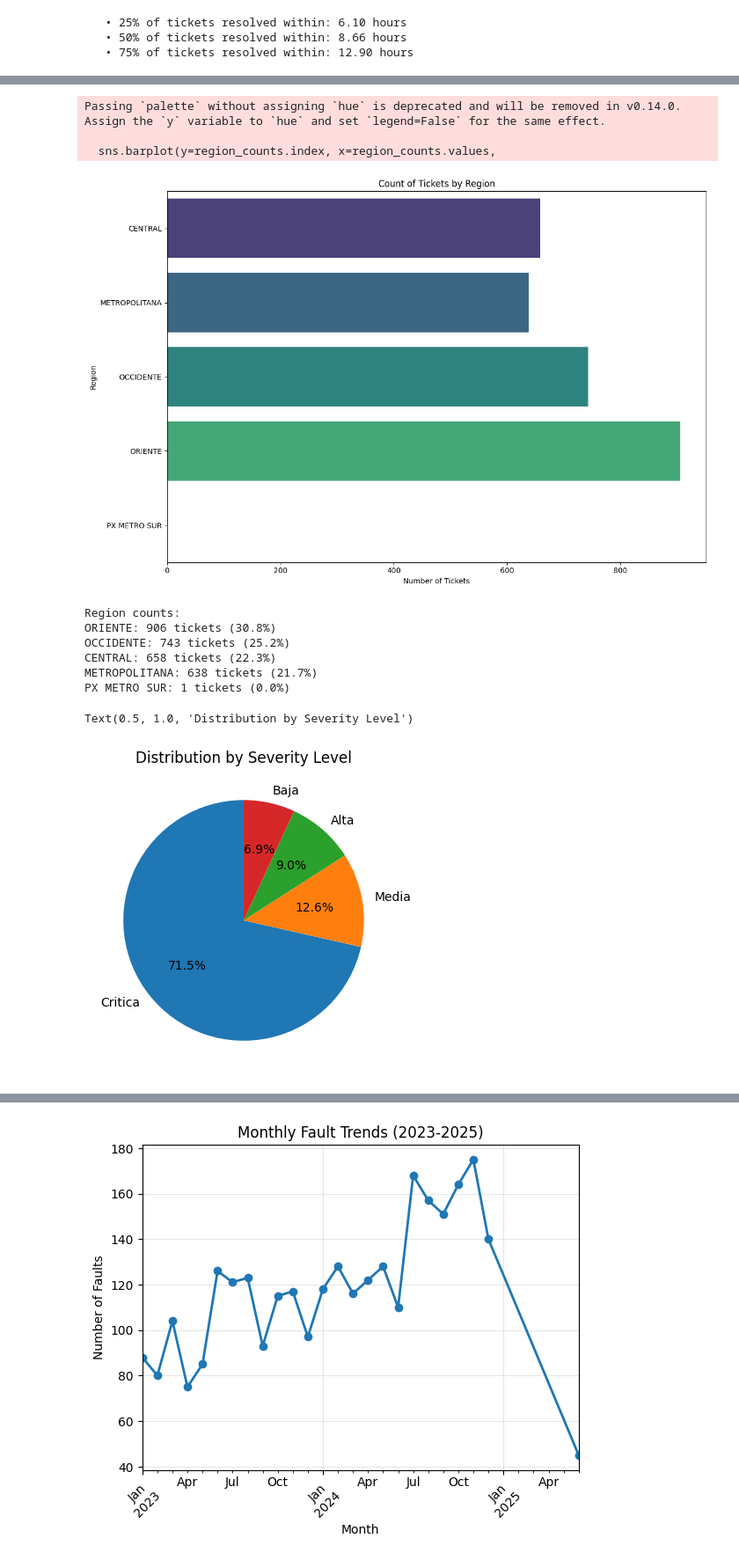
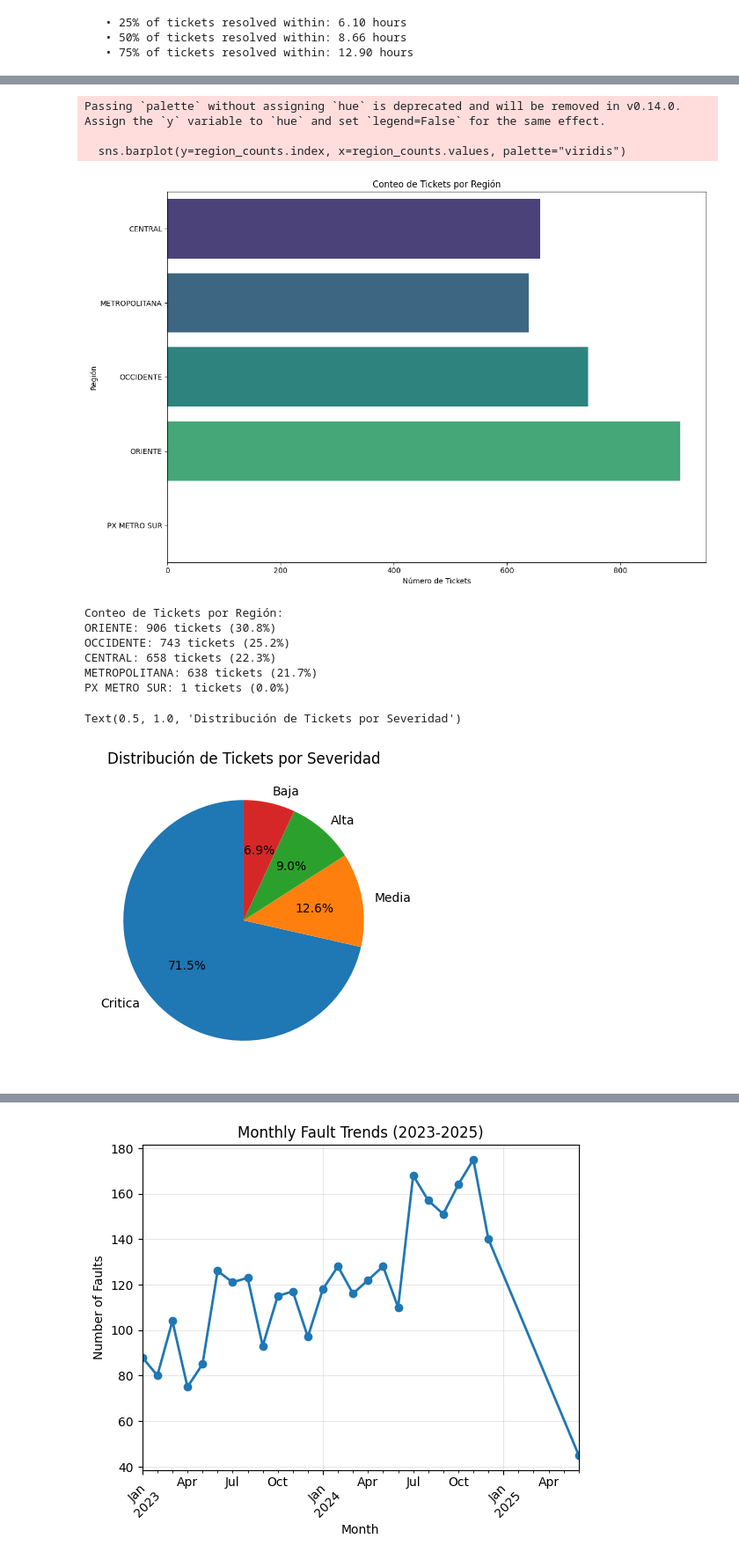
Before and after one commit to jorgecontrerasostos/claro-guatemala-data-analysis, a Jupyter notebook: scripts/eda.ipynb, the cells around one changed output, grey strips where cells are left out. Shown: that part at 88% size. Drawn from its saved outputs; the diff is of its cells as text; code cells hidden in the pictures.

```diff
--- a/scripts/eda.ipynb
+++ b/scripts/eda.ipynb
@@ -296,28 +279,25 @@ FUERZA Y CLIMA: 2 tickets (0.1%)
 PLANTA EXTERNA: 1 tickets (0.0%)
 RECLAMO MASIVO: 1 tickets (0.0%)
 # %%
-# Horizontal bar chart for region (tg_region)
 plt.figure(figsize=(12, 8))
 region_counts = df['tg_region'].value_counts()
-sns.barplot(y=region_counts.index, x=region_counts.values,
-palette="viridis")
-plt.title('Count of Tickets by Region')
-plt.xlabel('Number of Tickets')
-plt.ylabel('Region')
+sns.barplot(y=region_counts.index, x=region_counts.values, palette="viridis")
+plt.title('Conteo de Tickets por Región')
+plt.xlabel('Número de Tickets')
+plt.ylabel('Región')
 plt.tight_layout()
 plt.show()
 
-# Print region statistics
-print("Region counts:")
+print("Conteo de Tickets por Región:")
 for region, count in region_counts.items():
     percentage = (count / len(df)) * 100
     print(f"{region}: {count:,} tickets ({percentage:.1f}%)")
 # %% [output]
 Passing `palette` without assigning `hue` is deprecated and will be removed in v0.14.0. Assign the `y` variable to `hue` and set `legend=False` for the same effect.
 
-  sns.barplot(y=region_counts.index, x=region_counts.values,
+  sns.barplot(y=region_counts.index, x=region_counts.values, palette="viridis")
 [figure]
-Region counts:
+Conteo de Tickets por Región:
 ORIENTE: 906 tickets (30.8%)
 OCCIDENTE: 743 tickets (25.2%)
 CENTRAL: 658 tickets (22.3%)
@@ -326,13 +306,13 @@ PX METRO SUR: 1 tickets (0.0%)
 # %%
 plt.figure(figsize=(15, 12))
 plt.subplot(2, 3, 1)
 severidad_counts = df['severidad'].value_counts()
 plt.pie(severidad_counts.values, labels=severidad_counts.index,
 autopct='%1.1f%%', startangle=90)
-plt.title('Distribution by Severity Level')
+plt.title('Distribución de Tickets por Severidad')
 # %% [output]
-Text(0.5, 1.0, 'Distribution by Severity Level')
+Text(0.5, 1.0, 'Distribución de Tickets por Severidad')
-[figure, old version]
+[figure, new version]
 # %%
 top_groups = df['grupo_que_resolvio'].value_counts().head(10)
 sns.barplot(y=top_groups.index, x=top_groups.values, palette="Set3")
```
Also changed, not shown: parts of 16 cells of this notebook.
